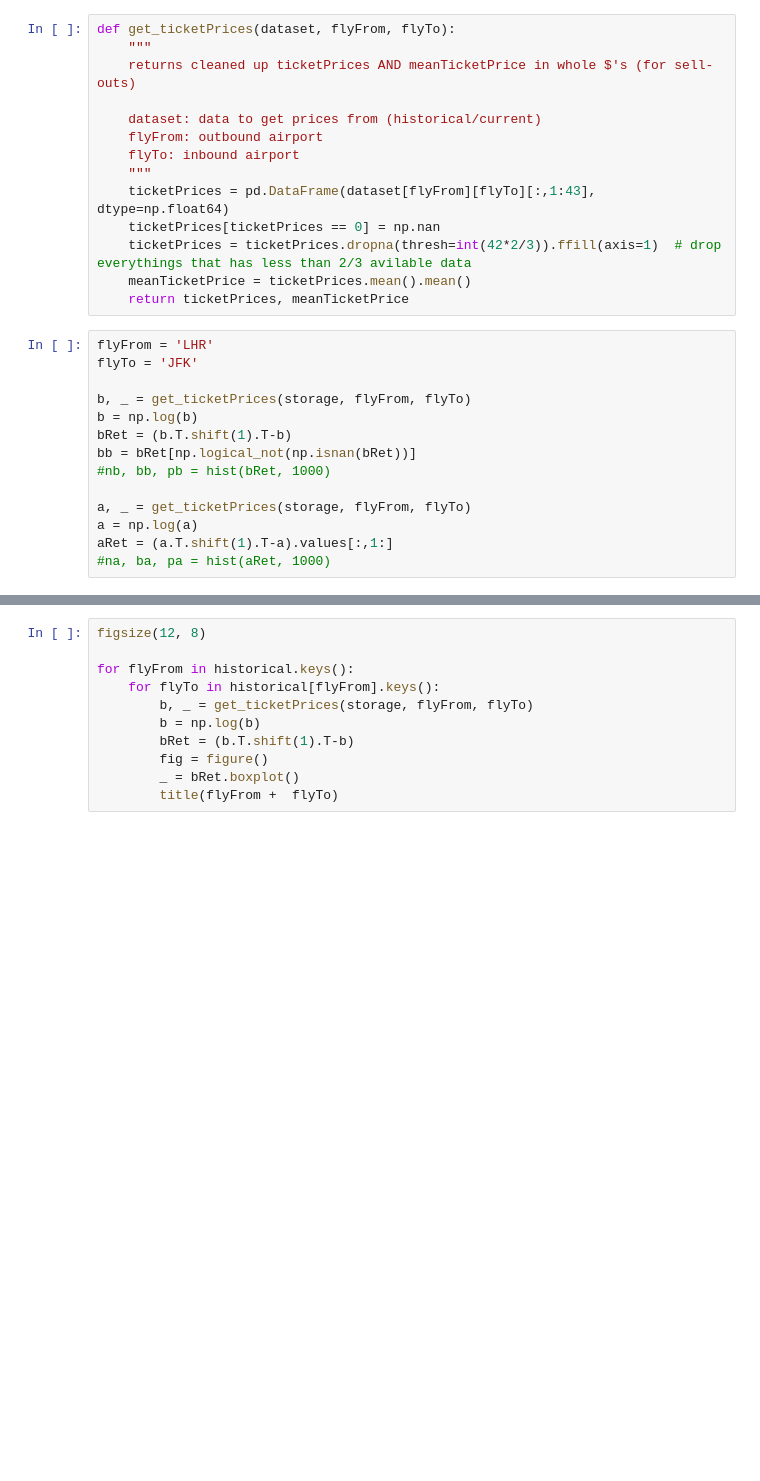
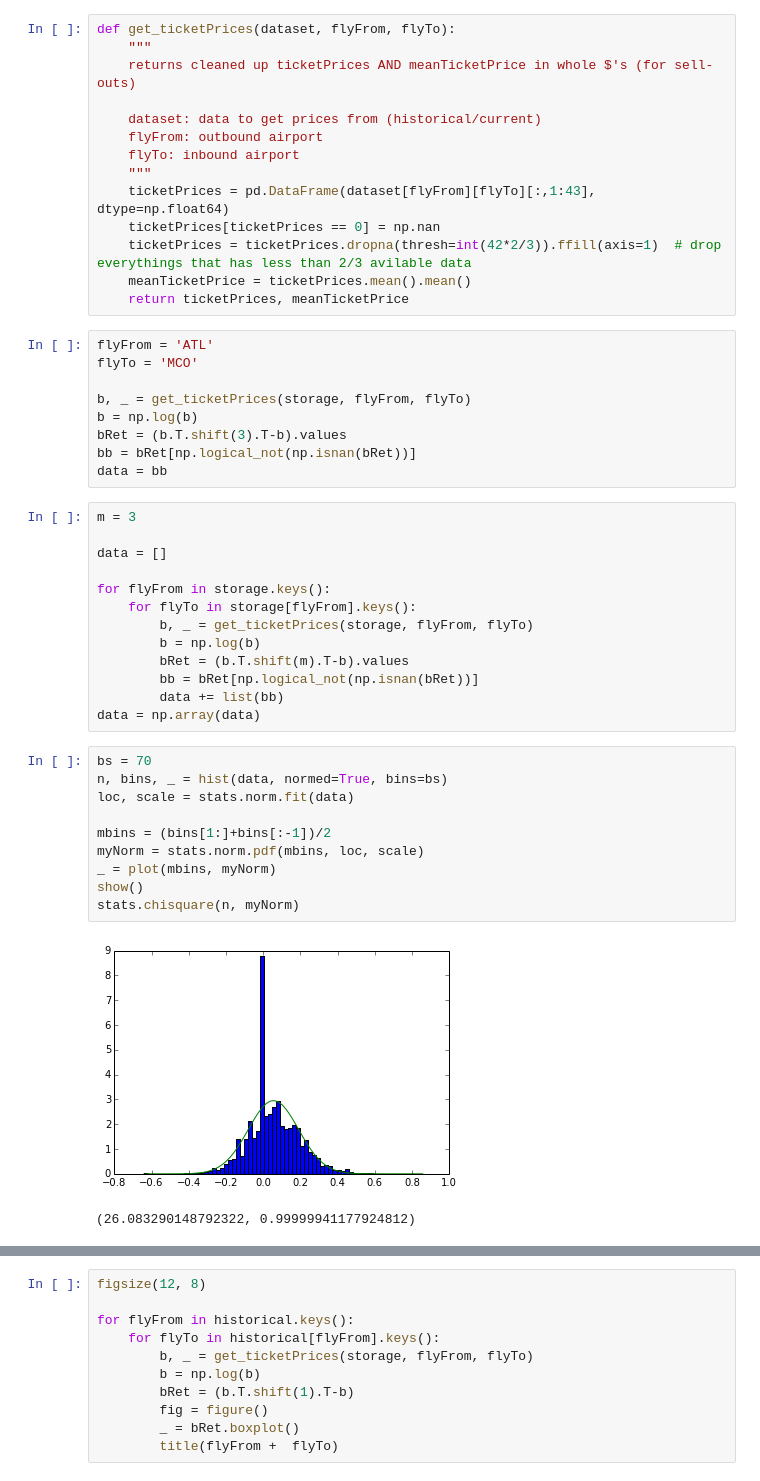
Before and after one commit to vankempen/Thesis, a Jupyter notebook: Simulation/Statistical Analysis.ipynb, the cells around one changed output, grey strips where cells are left out. Cells and saved outputs as stored; diff of their text form; blank space fills up the shorter version.

```diff
--- a/Simulation/Statistical Analysis.ipynb
+++ b/Simulation/Statistical Analysis.ipynb
@@ -32,16 +32,37 @@ def get_ticketPrices(dataset, flyFrom, flyTo):
     meanTicketPrice = ticketPrices.mean().mean()
     return ticketPrices, meanTicketPrice
 # %%
-flyFrom = 'LHR'
-flyTo = 'JFK'
+flyFrom = 'ATL'
+flyTo = 'MCO'
 
 b, _ = get_ticketPrices(storage, flyFrom, flyTo)
 b = np.log(b)
-bRet = (b.T.shift(1).T-b)
+bRet = (b.T.shift(3).T-b).values
 bb = bRet[np.logical_not(np.isnan(bRet))]
-#nb, bb, pb = hist(bRet, 1000)
-
-a, _ = get_ticketPrices(storage, flyFrom, flyTo)
-a = np.log(a)
-aRet = (a.T.shift(1).T-a).values[:,1:]
-#na, ba, pa = hist(aRet, 1000)
+data = bb
+# %%
+m = 3
+
+data = []
+
+for flyFrom in storage.keys():
+    for flyTo in storage[flyFrom].keys():
+        b, _ = get_ticketPrices(storage, flyFrom, flyTo)
+        b = np.log(b)
+        bRet = (b.T.shift(m).T-b).values
+        bb = bRet[np.logical_not(np.isnan(bRet))]
+        data += list(bb)
+data = np.array(data)
+# %%
+bs = 70
+n, bins, _ = hist(data, normed=True, bins=bs)
+loc, scale = stats.norm.fit(data)
+
+mbins = (bins[1:]+bins[:-1])/2
+myNorm = stats.norm.pdf(mbins, loc, scale)
+_ = plot(mbins, myNorm)
+show()
+stats.chisquare(n, myNorm)
+# %% [output]
+[figure, added]
+(26.083290148792322, 0.99999941177924812)
```
Also changed, not shown: parts of 4 cells of this notebook, 4 other files.
